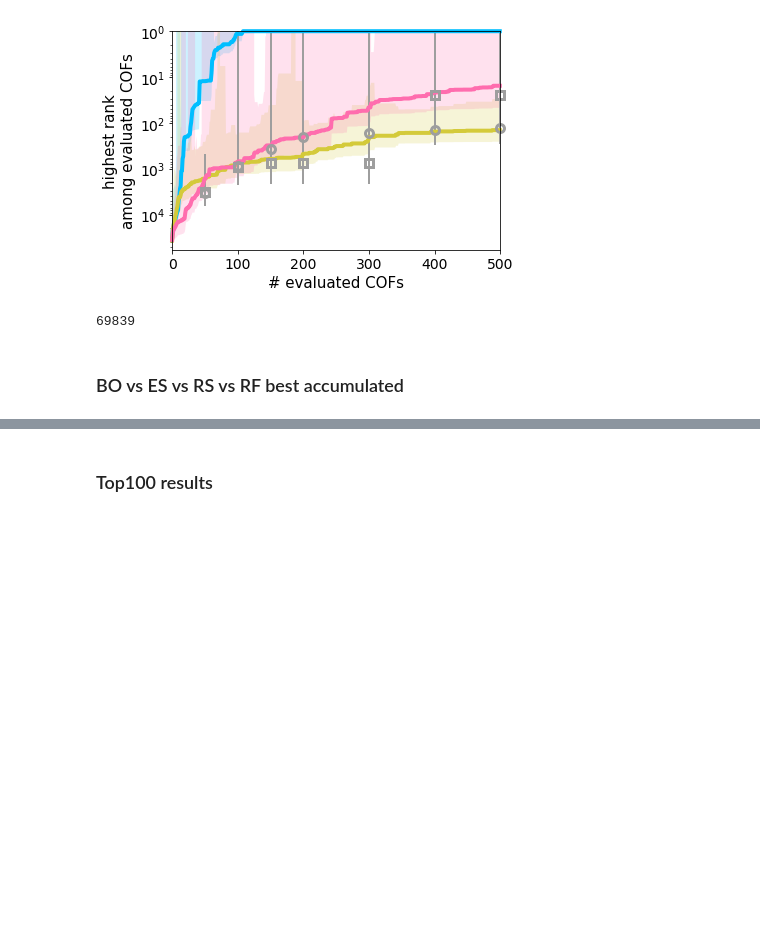
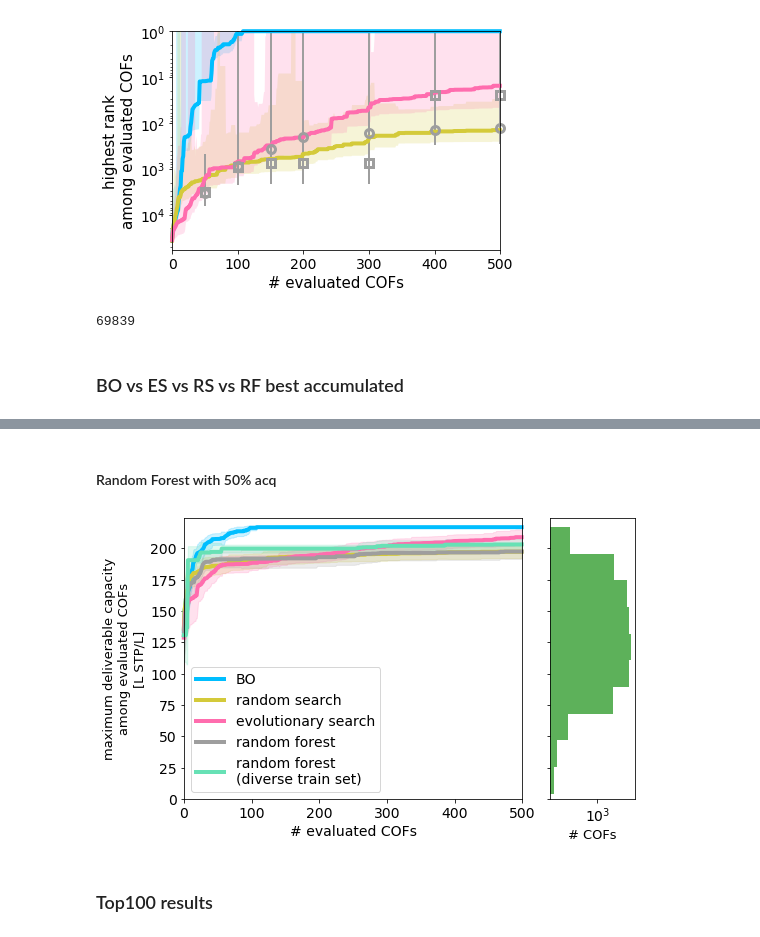
Before and after one commit to aryandeshwal/BO_of_COFs, a Jupyter notebook: COFS_figures.ipynb, the cells around one changed output, grey strips where cells are left out. Saved outputs shown, nothing was run; the diff lists cells and outputs as text; code cells hidden in the pictures; blank space fills up the shorter version.

```diff
--- a/COFS_figures.ipynb
+++ b/COFS_figures.ipynb
@@ -284,3 +286,62 @@ plt.savefig("search_efficiency_max_found.pdf")
+# %% [markdown]
+#### Random Forest with 50% acq
+# %%
+rf_data_50percent = min_DC + range_DC * return_best_accumulated(torch.load('rf_50percent_acq_results.pkl')['outputs_normalized'])
+diverse_rf_data_50percent = min_DC + range_DC * return_best_accumulated(torch.load('diverse_rf_50percent_acq_results.pkl')['outputs_normalized'])
+
+fig, axs = plt.subplots(1, 2, gridspec_kw={'width_ratios': [4, 1]}, figsize=[1.2 * 6.4, 4.8], sharey=True)
+axs[0].plot(list(range(500)), np.mean(bo_data, axis=0), label='BO', color=search_to_color['BO'], lw=4, clip_on=False)
+axs[0].fill_between(list(range(500)), np.mean(bo_data, axis=0) - np.std(bo_data, axis=0),
+                                   np.mean(bo_data, axis=0) + np.std(bo_data, axis=0),
+                 alpha=0.2, ec="None", color=search_to_color['BO'])
+# plt.plot(list(range(500)), np.mean(exploitation_data, axis=0), label='BO (Exploitation)')
+# plt.fill_between(list(range(500)), np.mean(exploitation_data, axis=0) -  np.std(exploitation_data, axis=0), np.mean(exploitation_data, axis=0) + np.std(exploitation_data, axis=0), alpha=0.5)
+# plt.plot(list(range(500)), np.mean(exploration_data, axis=0), label='BO (Exploration)')
+# plt.fill_between(list(range(500)), np.mean(exploration_data, axis=0) - np.std(exploration_data, axis=0), np.mean(exploration_data, axis=0) + np.std(exploration_data, axis=0), alpha=0.5)
+
+
+axs[0].plot(list(range(500)), np.mean(rs_data, axis=0), label='random search', color=search_to_color['random'], lw=4, clip_on=False)
+axs[0].fill_between(list(range(500)), np.mean(rs_data, axis=0) - np.std(rs_data, axis=0),
+                                   np.mean(rs_data, axis=0) + np.std(rs_data, axis=0),
+                 alpha=0.2, ec="None", color=search_to_color['random'])
+
+axs[0].plot(list(range(500)), np.mean(es_data, axis=0), label='evolutionary search', color=search_to_color['evolutionary'], lw=4, clip_on=False)
+axs[0].fill_between(list(range(500)), np.mean(es_data, axis=0) - np.std(es_data, axis=0),
+                                   np.mean(es_data, axis=0) + np.std(es_data, axis=0),
+                 alpha=0.2, ec="None", color=search_to_color['evolutionary'])
+
+#axs[0].errorbar([50, 100, 150, 200, 300, 400, 500], np.mean(rf_data, axis=0), np.std(rf_data, axis=0),
+#             fmt='o', label='random forest', clip_on=False, color=search_to_color['RF'], ms=8, markerfacecolor="None", lw=2, markeredgewidth=3)
+#axs[0].errorbar([50, 100, 150, 200, 300, 400, 500], np.mean(diverse_rf_data, axis=0),  np.std(diverse_rf_data, axis=0),
+#             fmt='s', label='random forest\n(diverse train set)', clip_on=False, color=search_to_color['RF'], ms=8, markerfacecolor="None", lw=2, markeredgewidth=3)
+
+
+axs[0].plot(list(range(500)),  np.mean(rf_data_50percent, axis=0), label='random forest', color=search_to_color['RF'], lw=4, clip_on=False)
+axs[0].fill_between(list(range(500)), np.mean(rf_data_50percent, axis=0) - np.std(rf_data_50percent, axis=0),
+                                   np.mean(rf_data_50percent, axis=0) + np.std(rf_data_50percent, axis=0),
+                 alpha=0.2, ec="None", color=search_to_color['RF'])
+
+axs[0].plot(list(range(500)),  np.mean(diverse_rf_data_50percent, axis=0), label='random forest\n(diverse train set)', color=cool_colors[3], lw=4, clip_on=False)
+axs[0].fill_between(list(range(500)), np.mean(diverse_rf_data_50percent, axis=0) - np.std(diverse_rf_data_50percent, axis=0),
+                                   np.mean(diverse_rf_data_50percent, axis=0) + np.std(diverse_rf_data_50percent, axis=0),
+                 alpha=0.2, ec="None", color=cool_colors[3])
+
+axs[0].set_xlabel('# evaluated COFs', fontsize=14)
+axs[0].set_ylabel('maximum deliverable capacity\namong evaluated COFs\n[L STP/L]', fontsize=13)
+axs[0].legend(fontsize=14)# bbox_to_anchor=(1.05, 1), loc='upper left', borderaxespad=0., fontsize=15)
+axs[0].tick_params(axis='both', labelsize=14)
+axs[1].tick_params(axis='both', labelsize=14)
+
+axs[0].set_xlim([0, 500])
+axs[0].set_ylim(ymin=0.0)
+
+axs[1].hist(min_DC + range_DC * all_outputs, orientation="horizontal", color=cool_colors[7])
+axs[1].set_xlabel("# COFs", fontsize=13)
+axs[1].set_xscale("log")
+plt.tight_layout()
+#plt.savefig("search_efficiency_max_found.pdf")
+# %% [output]
+[figure, added]
 # %% [markdown]
 ### Top100 results
 # %%
```
Also changed, not shown: parts of 6 cells of this notebook.
